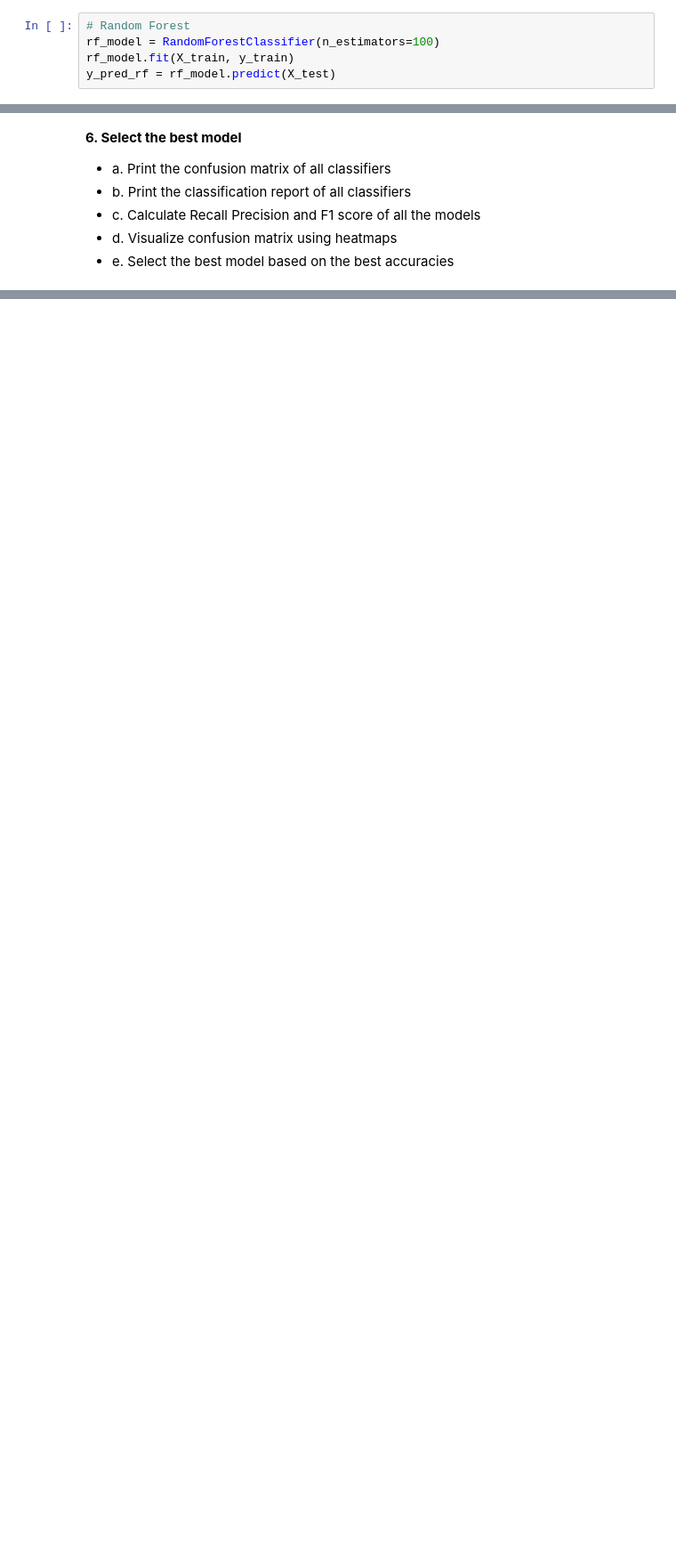
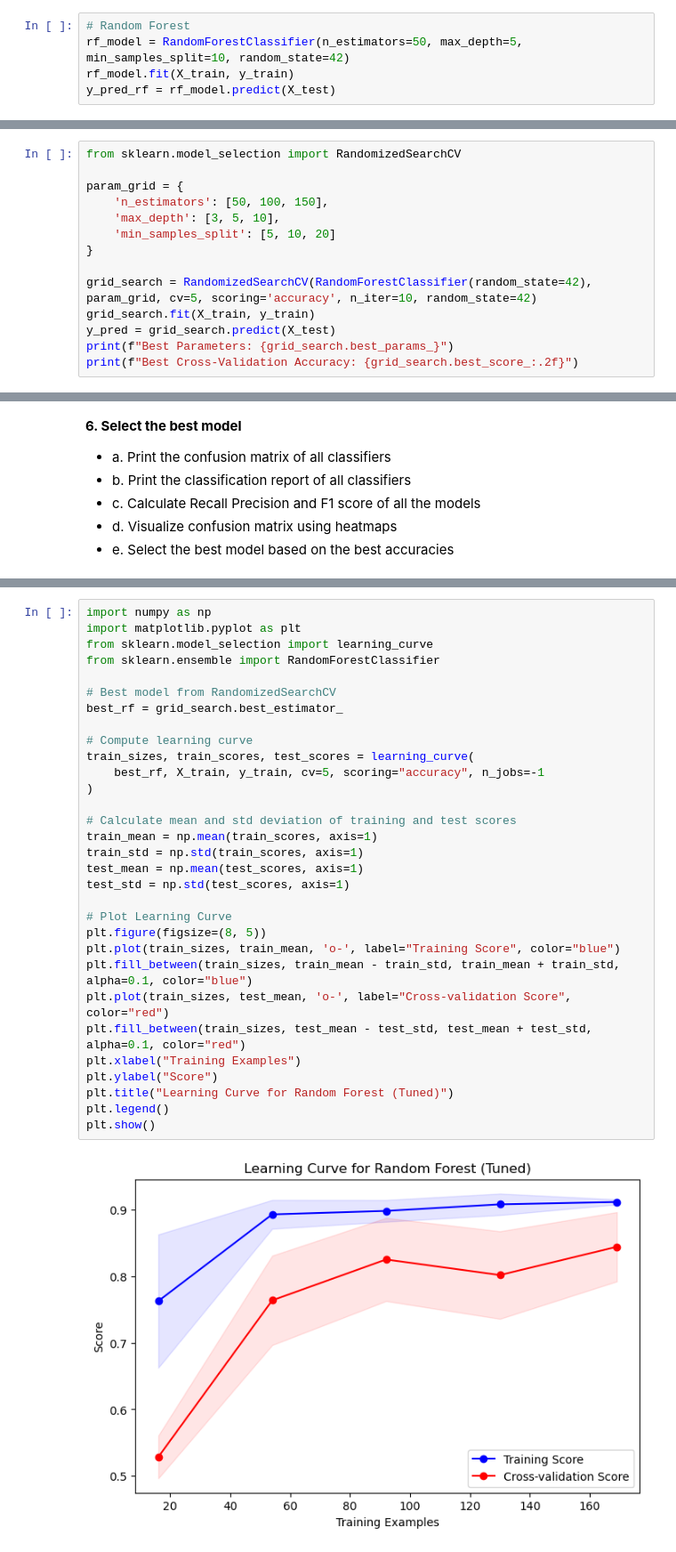
Before and after one commit to aditya230302/Heart_Disease_Prediction, a Jupyter notebook: Heart_Disease_Prediction.ipynb, the cells around one changed output, grey strips where cells are left out. Shown at 89% size. Saved outputs shown, nothing was run; the diff lists cells and outputs as text; blank space fills up the shorter version.

```diff
--- a/Heart_Disease_Prediction.ipynb
+++ b/Heart_Disease_Prediction.ipynb
@@ -258,7 +258,7 @@ graph
   - iv. Visualize the model using the Graphviz package
 # %%
 # Random Forest
-rf_model = RandomForestClassifier(n_estimators=100)
+rf_model = RandomForestClassifier(n_estimators=50, max_depth=5, min_samples_split=10, random_state=42)
 rf_model.fit(X_train, y_train)
 y_pred_rf = rf_model.predict(X_test)
 # %%
@@ -283,0 +319,14 @@ Accuracy Score: 0.8131868131868132
+# %%
+from sklearn.model_selection import RandomizedSearchCV
+
+param_grid = {
+    'n_estimators': [50, 100, 150],
+    'max_depth': [3, 5, 10],
+    'min_samples_split': [5, 10, 20]
+}
+
+grid_search = RandomizedSearchCV(RandomForestClassifier(random_state=42), param_grid, cv=5, scoring='accuracy', n_iter=10, random_state=42)
+grid_search.fit(X_train, y_train)
+y_pred = grid_search.predict(X_test)
+print(f"Best Parameters: {grid_search.best_params_}")
+print(f"Best Cross-Validation Accuracy: {grid_search.best_score_:.2f}")
@@ -360,0 +440,33 @@ Best model is: Logistic Regression with accuracy 0.81
+# %%
+import numpy as np
+import matplotlib.pyplot as plt
+from sklearn.model_selection import learning_curve
+from sklearn.ensemble import RandomForestClassifier
+
+# Best model from RandomizedSearchCV
+best_rf = grid_search.best_estimator_
+
+# Compute learning curve
+train_sizes, train_scores, test_scores = learning_curve(
+    best_rf, X_train, y_train, cv=5, scoring="accuracy", n_jobs=-1
+)
+
+# Calculate mean and std deviation of training and test scores
+train_mean = np.mean(train_scores, axis=1)
+train_std = np.std(train_scores, axis=1)
+test_mean = np.mean(test_scores, axis=1)
+test_std = np.std(test_scores, axis=1)
+
+# Plot Learning Curve
+plt.figure(figsize=(8, 5))
+plt.plot(train_sizes, train_mean, 'o-', label="Training Score", color="blue")
+plt.fill_between(train_sizes, train_mean - train_std, train_mean + train_std, alpha=0.1, color="blue")
+plt.plot(train_sizes, test_mean, 'o-', label="Cross-validation Score", color="red")
+plt.fill_between(train_sizes, test_mean - test_std, test_mean + test_std, alpha=0.1, color="red")
+plt.xlabel("Training Examples")
+plt.ylabel("Score")
+plt.title("Learning Curve for Random Forest (Tuned)")
+plt.legend()
+plt.show()
+# %% [output]
+[figure, added]
```
Also changed, not shown: parts of 14 cells of this notebook.
